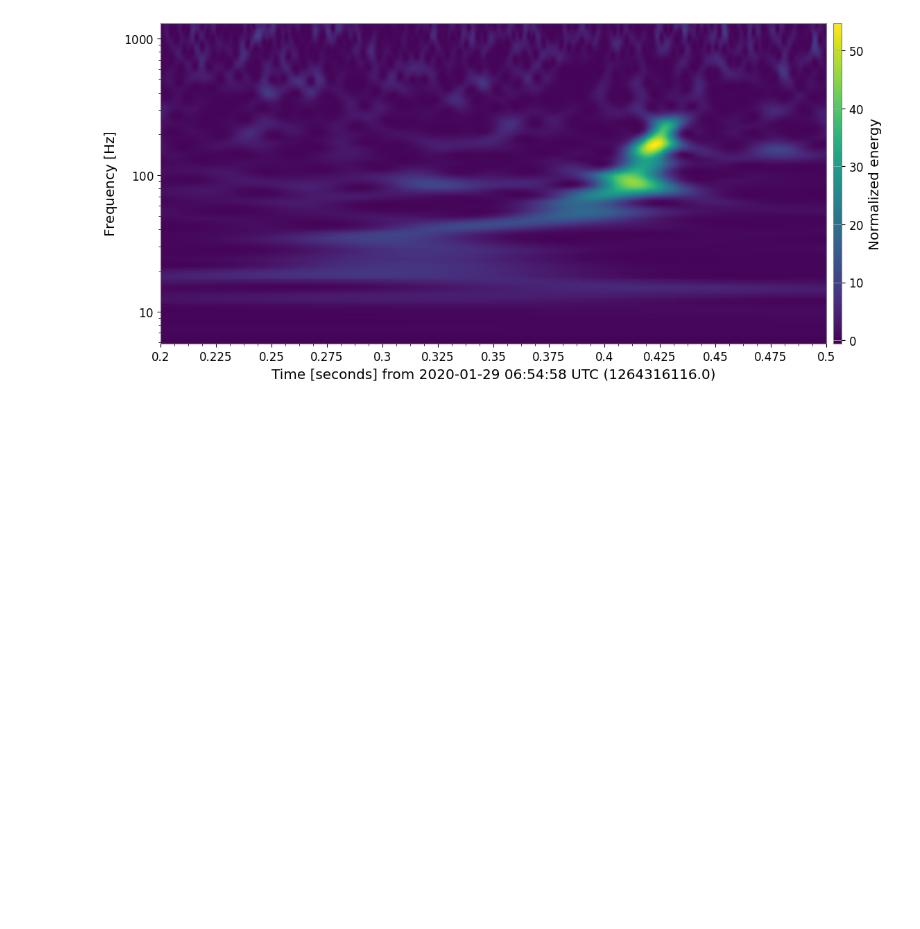
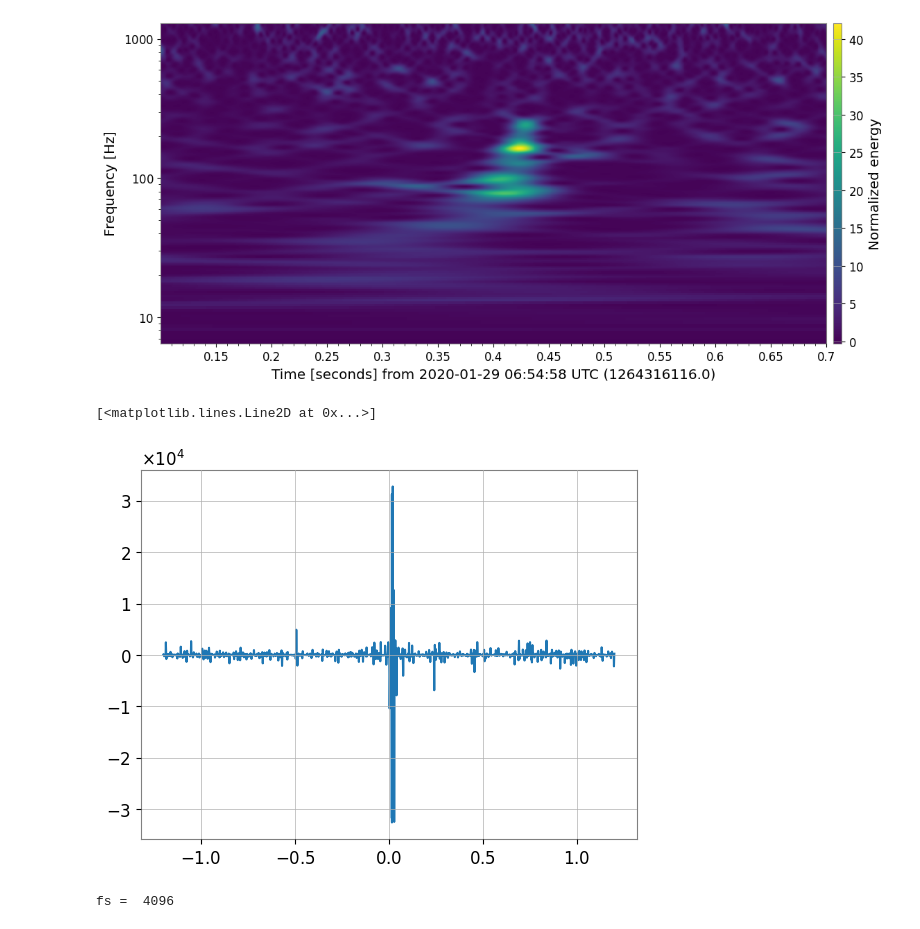
Before and after one commit to kAi3345/Astron, a Jupyter notebook: Untitled4.ipynb, the cells around one changed output. Drawn from its saved outputs; the diff is of its cells as text; code cells hidden in the pictures; blank space fills up the shorter version.

```diff
--- a/Untitled4.ipynb
+++ b/Untitled4.ipynb
@@ -108,10 +108,10 @@ plot.show()
 # %%
-dt = 0.2  #-- Set width of q-transform plot, in seconds
-hq = hfilt.q_transform(outseg=(t0-dt, t0+0.1))
+dt = 0.3
+hq = hfilt.q_transform(outseg=(t0-dt, t0+dt))
 fig4 = hq.plot()
 ax = fig4.gca()
 fig4.colorbar(label="Normalized energy")
 ax.grid(False)
 ax.set_yscale('log')
 # %% [output]
-[figure, old version]
+[figure, new version]
@@ -117,0 +121,17 @@ ax.set_yscale('log')
+# %%
+amplitude = np.iinfo(np.int16).max
+
+ind = np.where((x_val < (t0+1.2)) & (x_val > (t0-1.2)))
+y = y_val[ind]
+y = y**3
+y = y / np.max(y)
+plt.plot(x_val[ind] - t0, (np.array(y) * amplitude).astype(np.int16))
+# %% [output]
+[<matplotlib.lines.Line2D at 0x...>]
+[figure, added]
+# %%
+fs = int(1 / np.median(np.diff(np.array(x_val[ind] - t0))))
+print("fs = ", fs)
+write("example.wav", fs, (np.array(y) * amplitude).astype(np.int16))
+# %% [output]
+fs =  4096
```
Also changed, not shown: parts of 9 cells of this notebook.
